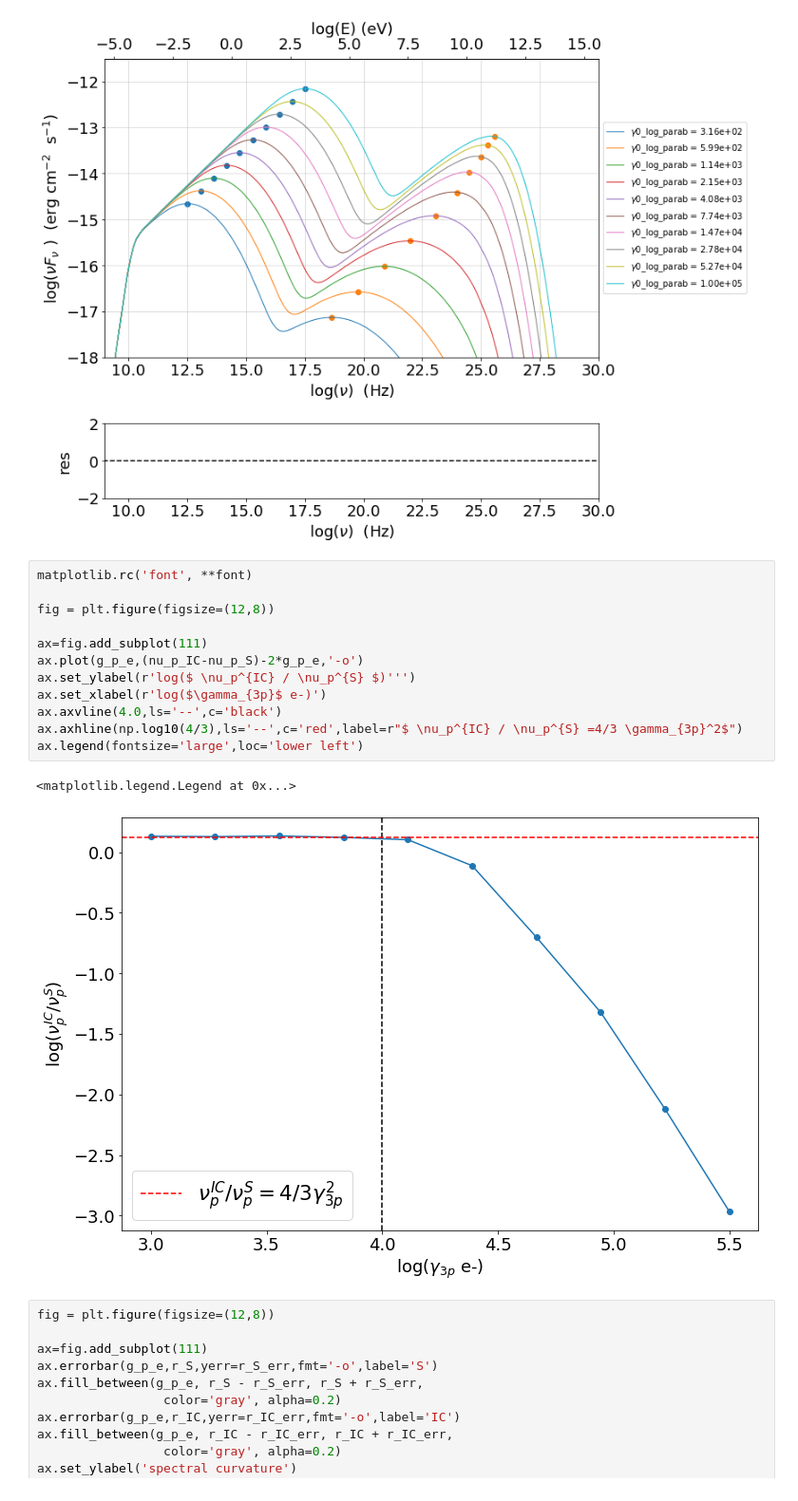
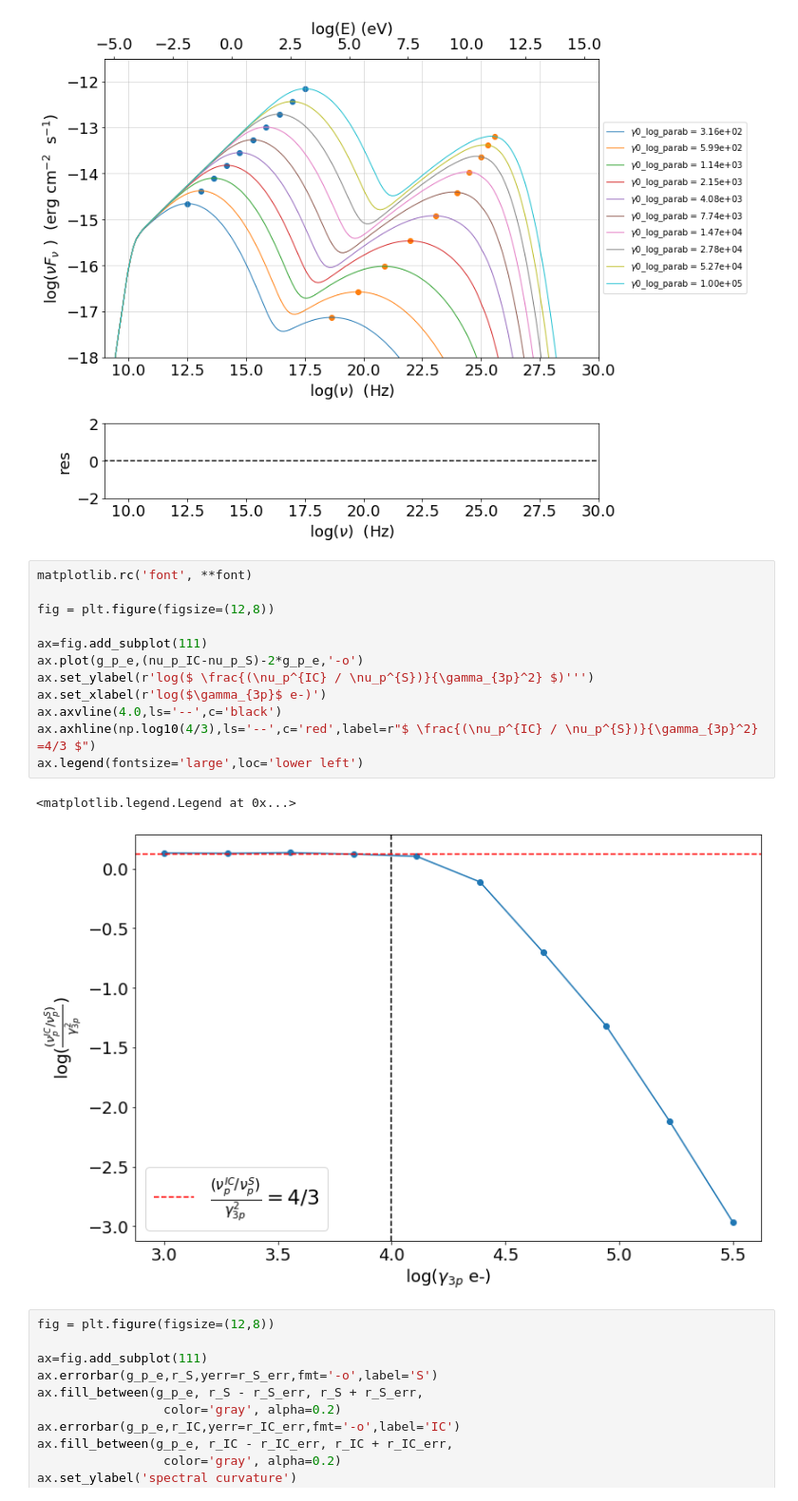
Before and after one commit to andreatramacere/UniGe_HighEnergy_Astrophysics_Lesson, a Jupyter notebook: Tutorial_2.ipynb, the cells around one changed output. Shown at 95% size. Cells and saved outputs as stored; diff of their text form.

```diff
--- a/Tutorial_2.ipynb
+++ b/Tutorial_2.ipynb
@@ -629,18 +629,18 @@ p.sedplot.scatter(nu_p_IC,nuFnu_p_IC)
 # %%
 matplotlib.rc('font', **font)
 
 fig = plt.figure(figsize=(12,8))
 
 ax=fig.add_subplot(111)
 ax.plot(g_p_e,(nu_p_IC-nu_p_S)-2*g_p_e,'-o')
-ax.set_ylabel(r'log($ \nu_p^{IC} / \nu_p^{S} $)''')
+ax.set_ylabel(r'log($ \frac{(\nu_p^{IC} / \nu_p^{S})}{\gamma_{3p}^2} $)''')
 ax.set_xlabel(r'log($\gamma_{3p}$ e-)')
 ax.axvline(4.0,ls='--',c='black')
-ax.axhline(np.log10(4/3),ls='--',c='red',label=r"$ \nu_p^{IC} / \nu_p^{S} =4/3 \gamma_{3p}^2$")
+ax.axhline(np.log10(4/3),ls='--',c='red',label=r"$ \frac{(\nu_p^{IC} / \nu_p^{S})}{\gamma_{3p}^2} =4/3 $")
 ax.legend(fontsize='large',loc='lower left')
 # %% [output]
 <matplotlib.legend.Legend at 0x...>
-[figure, old version]
+[figure, new version]
 # %%
 fig = plt.figure(figsize=(12,8))
 
```
